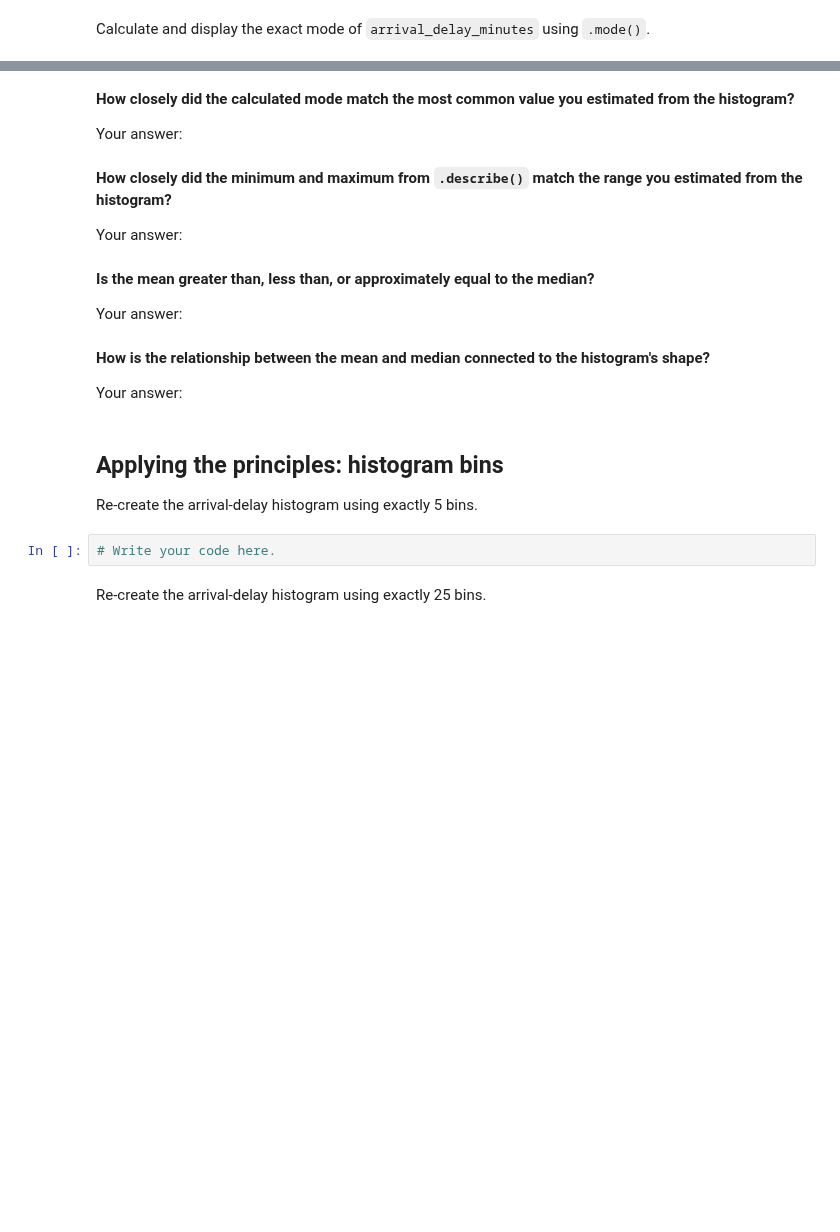
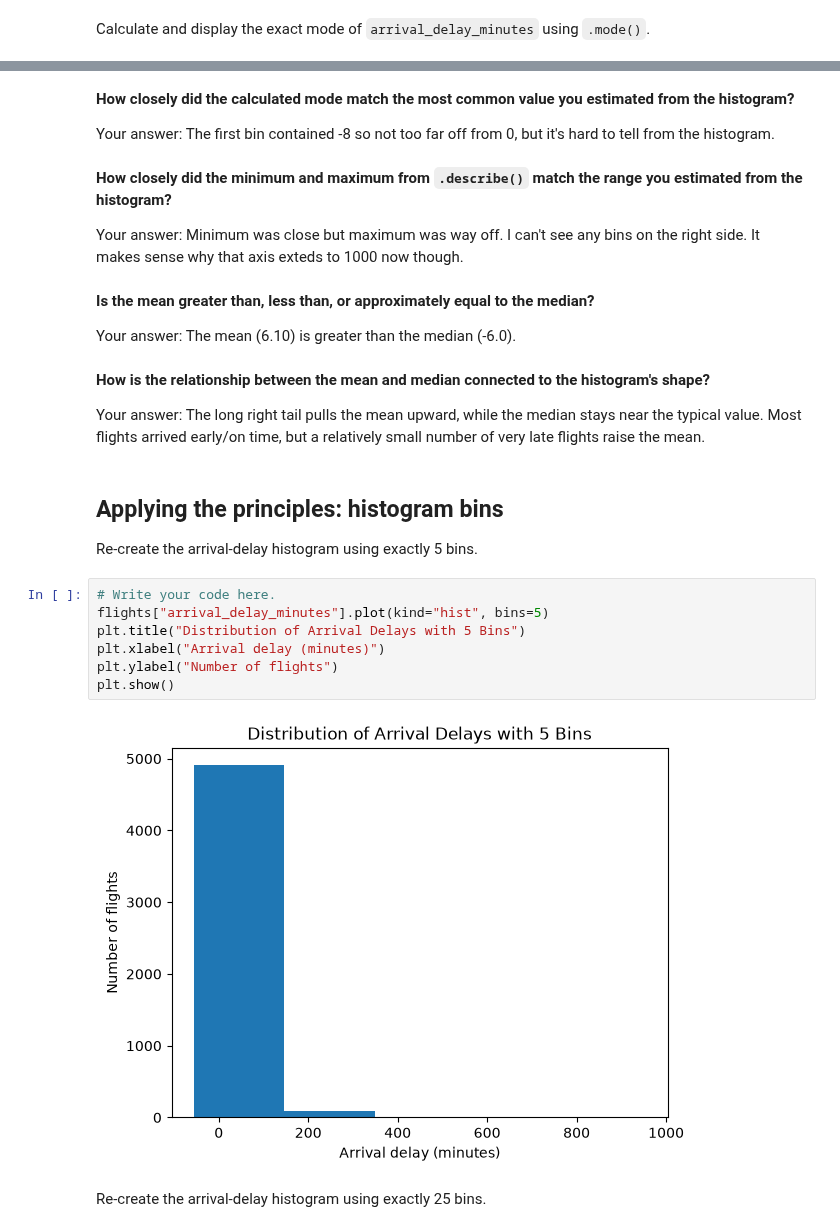
Before and after one commit to JPDeuce/Data_Visualization_and_Modeling_Campus, a Jupyter notebook: week01/lab/Lab - Data Visualization and Visual Thinking.ipynb, the cells around one changed output, grey strips where cells are left out. Drawn from its saved outputs; the diff is of its cells as text; blank space fills up the shorter version.

```diff
--- a/week01/lab/Lab - Data Visualization and Visual Thinking.ipynb
+++ b/week01/lab/Lab - Data Visualization and Visual Thinking.ipynb
@@ -121,25 +209,32 @@ Calculate and display the exact mode of `arrival_delay_minutes` using `.mode()`.
 # %% [markdown]
 **How closely did the calculated mode match the most common value you estimated from the histogram?**
 
-Your answer:
+Your answer: The first bin contained -8 so not too far off from 0, but it's hard to tell from the histogram.
 # %% [markdown]
 **How closely did the minimum and maximum from `.describe()` match the range you estimated from the histogram?**
 
-Your answer:
+Your answer: Minimum was close but maximum was way off. I can't see any bins on the right side. It makes sense why that axis exteds to 1000 now though.
 # %% [markdown]
 **Is the mean greater than, less than, or approximately equal to the median?**
 
-Your answer:
+Your answer: The mean (6.10) is greater than the median (-6.0).
 # %% [markdown]
 **How is the relationship between the mean and median connected to the histogram's shape?**
 
-Your answer:
+Your answer: The long right tail pulls the mean upward, while the median stays near the typical value. Most flights arrived early/on time, but a relatively small number of very late flights raise the mean.
 # %% [markdown]
 ## Applying the principles: histogram bins
 
 Re-create the arrival-delay histogram using exactly 5 bins.
 # %%
 # Write your code here.
+flights["arrival_delay_minutes"].plot(kind="hist", bins=5)
+plt.title("Distribution of Arrival Delays with 5 Bins")
+plt.xlabel("Arrival delay (minutes)")
+plt.ylabel("Number of flights")
+plt.show()
+# %% [output]
+[figure, added]
 # %% [markdown]
 Re-create the arrival-delay histogram using exactly 25 bins.
 # %%
```
Also changed, not shown: parts of 43 cells of this notebook, 2 other files.
